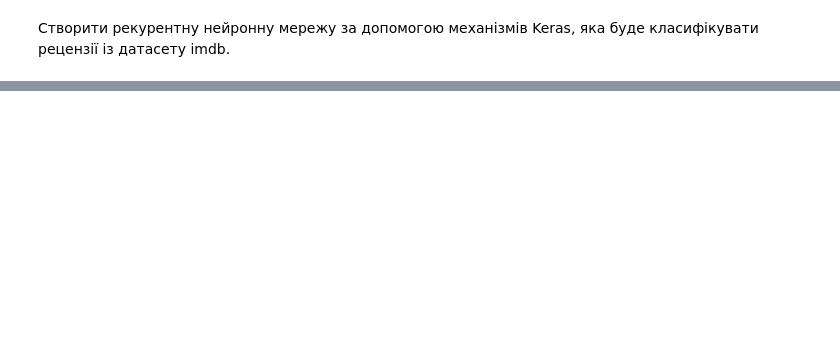
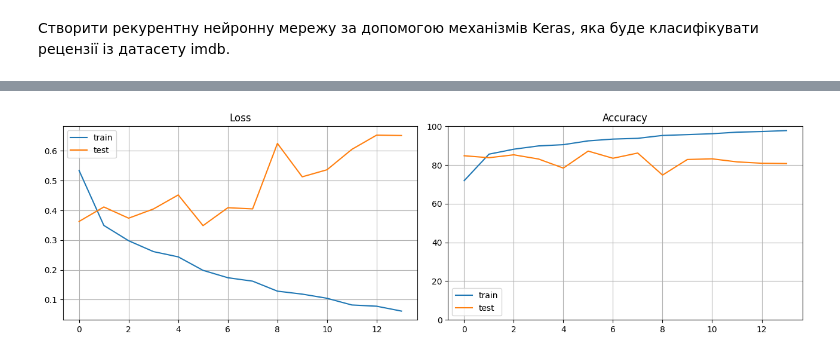
Before and after one commit to tarsweb-Python-GOIT/DS-HW, a Jupyter notebook: HW-11.ipynb, the cells around one changed output, grey strips where cells are left out. Drawn from its saved outputs; the diff is of its cells as text; code cells hidden in the pictures; blank space fills up the shorter version.

```diff
--- a/HW-11.ipynb
+++ b/HW-11.ipynb
@@ -11,7 +13,7 @@ import tensorflow as tf
 from keras.datasets import imdb
 from keras.utils import pad_sequences
 
-max_features = 1000
+max_features = 10000
 maxlen = 500
 batch_size = 32
 
@@ -19,6 +21,30 @@ batch_size = 32
 
 x_train = pad_sequences(x_train, maxlen=maxlen)
 x_test = pad_sequences(x_test, maxlen=maxlen)
+# %%
+def plot_history(hst, title = ''):
+    plt.figure(figsize=(13, 4))
+
+    plt.subplot(1, 2, 1)
+    plt.plot(hst.history['loss'], label='train')
+    plt.plot(hst.history['val_loss'], label='test')
+    plt.title('Loss')
+    plt.legend()
+    plt.grid()
+
+    plt.subplot(1, 2, 2)
+    plt.plot([round(100*e, 2) for e in hst.history['accuracy']], label='train')
+    plt.plot([round(100*e, 2) for e in hst.history['val_accuracy']], label='test')
+    plt.title('Accuracy')
+
+    plt.ylim(0, 100)
+    plt.legend()
+    plt.grid()
+
+    plt.tight_layout()
+
+    plt.suptitle(title)
+    plt.show()
 # %%
 word_index = k.datasets.imdb.get_word_index()
 inverse_word_index = dict([(value, key) for (key, value) in word_index.items()])
@@ -53,0 +144,4 @@ get_reading_text(x_train[0])
+# %%
+plot_history(history)
+# %% [output]
+[figure, added]
```
Also changed, not shown: parts of 9 cells of this notebook.
